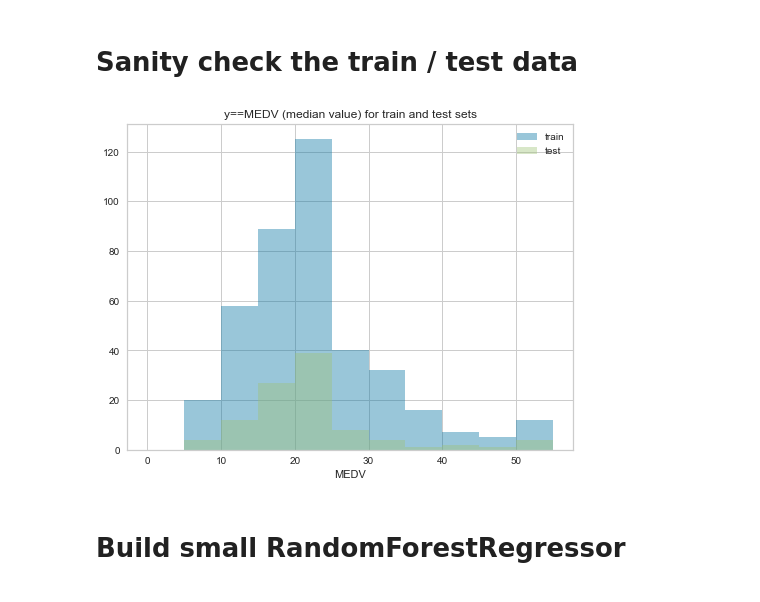
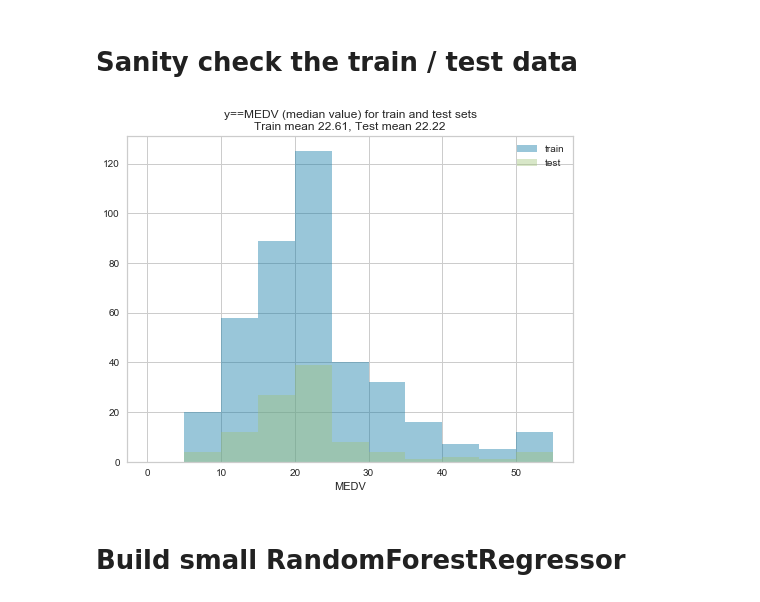
Before and after one commit to ianozsvald/data_science_delivered, a Jupyter notebook: ml_explain_regression_prediction.ipynb, the cells around one changed output. Cells and saved outputs as stored; diff of their text form; code cells hidden in the pictures.

```diff
--- a/ml_explain_regression_prediction.ipynb
+++ b/ml_explain_regression_prediction.ipynb
@@ -140,12 +140,13 @@ X_train, X_test, y_train, y_test = sklearn.model_selection.train_test_split(df_b
 # %%
 fig, ax = plt.subplots(figsize=(8,6));
 bins=range(0, 56, 5)
 sns.distplot(y_train, kde=False, ax=ax, label="train", bins=bins);
 sns.distplot(y_test, kde=False, ax=ax, label="test", bins=bins);
 ax.legend();
-ax.set_title("y==MEDV (median value) for train and test sets");
+
+ax.set_title("y==MEDV (median value) for train and test sets\nTrain mean {:0.2f}, Test mean {:0.2f}".format(y_train.mean(), y_test.mean()));
 # %% [output]
-[figure, old version]
+[figure, new version]
 # %% [markdown]
 # Build small RandomForestRegressor
 # %%
```
Also changed, not shown: parts of 3 cells of this notebook.
